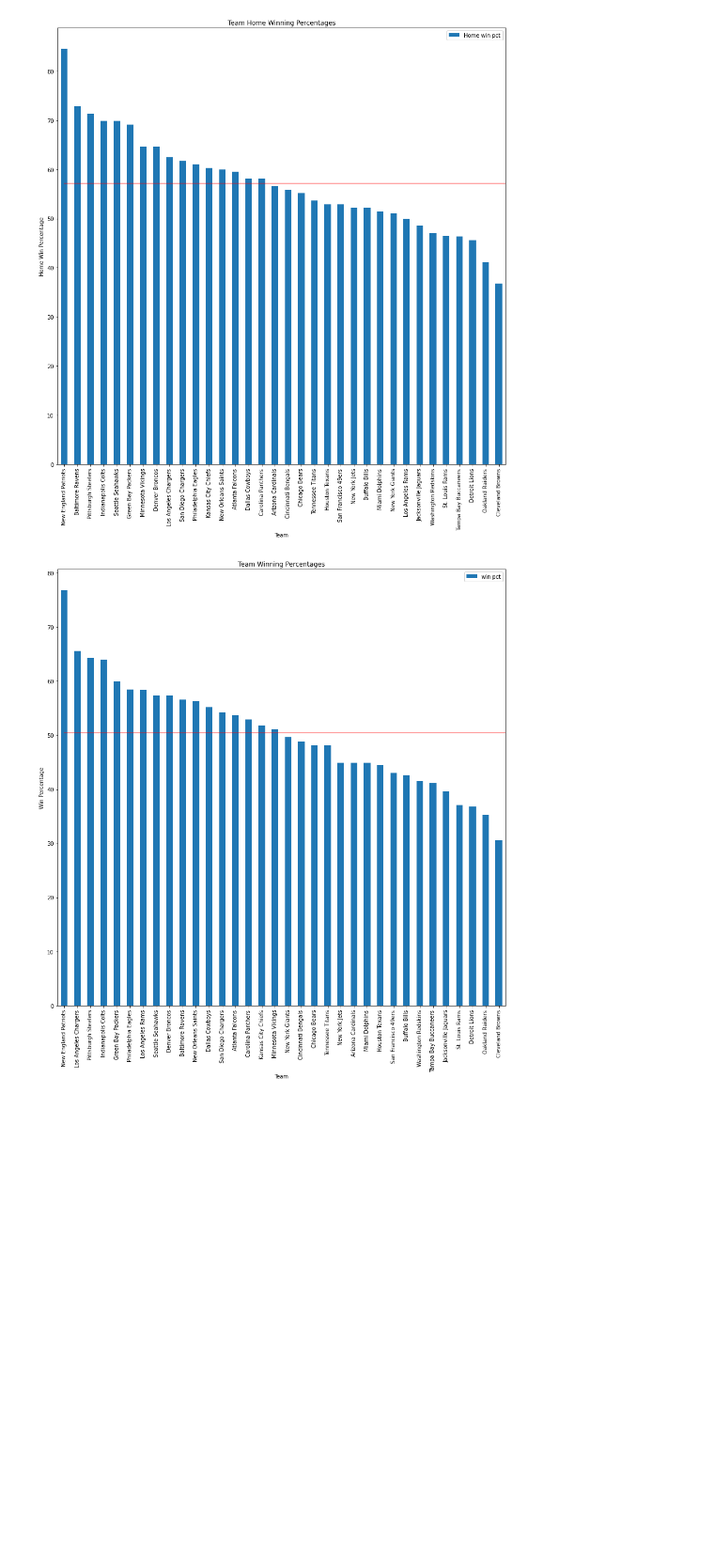
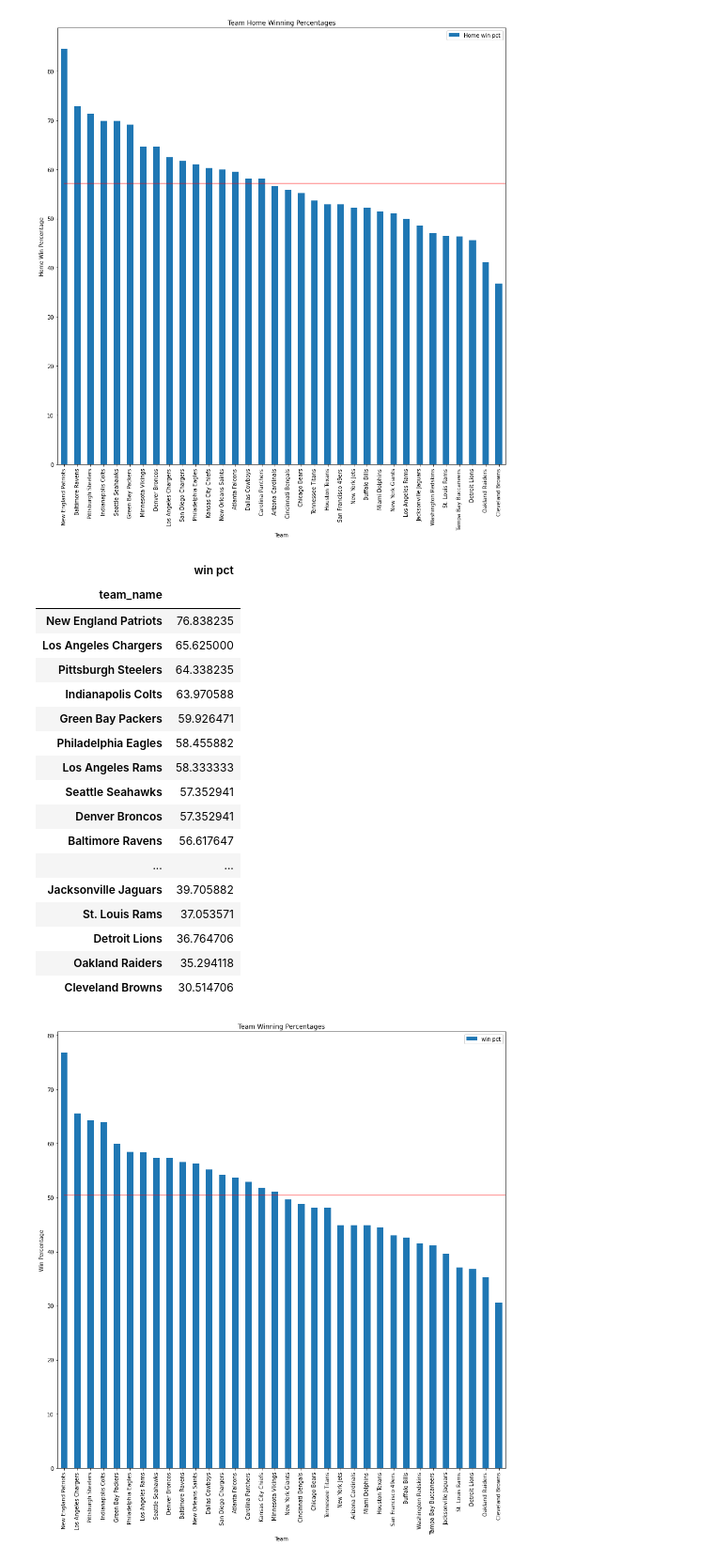
Before and after one commit to potterc22/Project1_TeamB, a Jupyter notebook: startercode.ipynb, the cells around one changed output. Shown at 94% size. Saved outputs shown, nothing was run; the diff lists cells and outputs as text; code cells hidden in the pictures; blank space fills up the shorter version.

```diff
--- a/startercode.ipynb
+++ b/startercode.ipynb
@@ -561,4 +561,28 @@ plt.hlines(nfl_home_win_pct, 0, 100, alpha=0.5, colors = "red")
 plt.show()
 # %% [output]
 [figure]
+# %%
+win_pct_bar = team_stats[['team_name', 'win pct']]
+win_pct_bar = win_pct_bar.set_index('team_name')
+win_pct_bar = win_pct_bar.sort_values('win pct', ascending=False)
+win_pct_bar
+# %% [output]
+|  | win pct |
+| team_name |  |
+| New England Patriots | 76.838235 |
+| Los Angeles Chargers | 65.625000 |
+| Pittsburgh Steelers | 64.338235 |
+| Indianapolis Colts | 63.970588 |
+| Green Bay Packers | 59.926471 |
+| Philadelphia Eagles | 58.455882 |
+| Los Angeles Rams | 58.333333 |
+| Seattle Seahawks | 57.352941 |
+| Denver Broncos | 57.352941 |
+| Baltimore Ravens | 56.617647 |
+| ... | ... |
+| Jacksonville Jaguars | 39.705882 |
+| St. Louis Rams | 37.053571 |
+| Detroit Lions | 36.764706 |
+| Oakland Raiders | 35.294118 |
+| Cleveland Browns | 30.514706 |
 # %%
```
Also changed, not shown: parts of 1 cell of this notebook.
